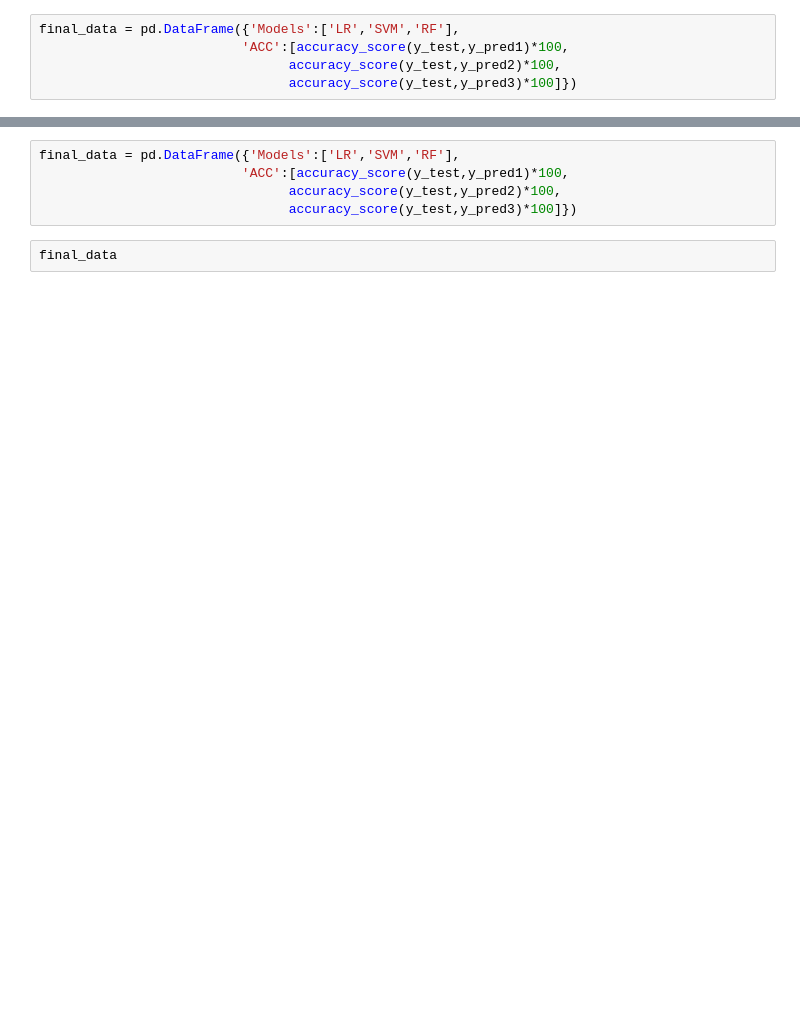
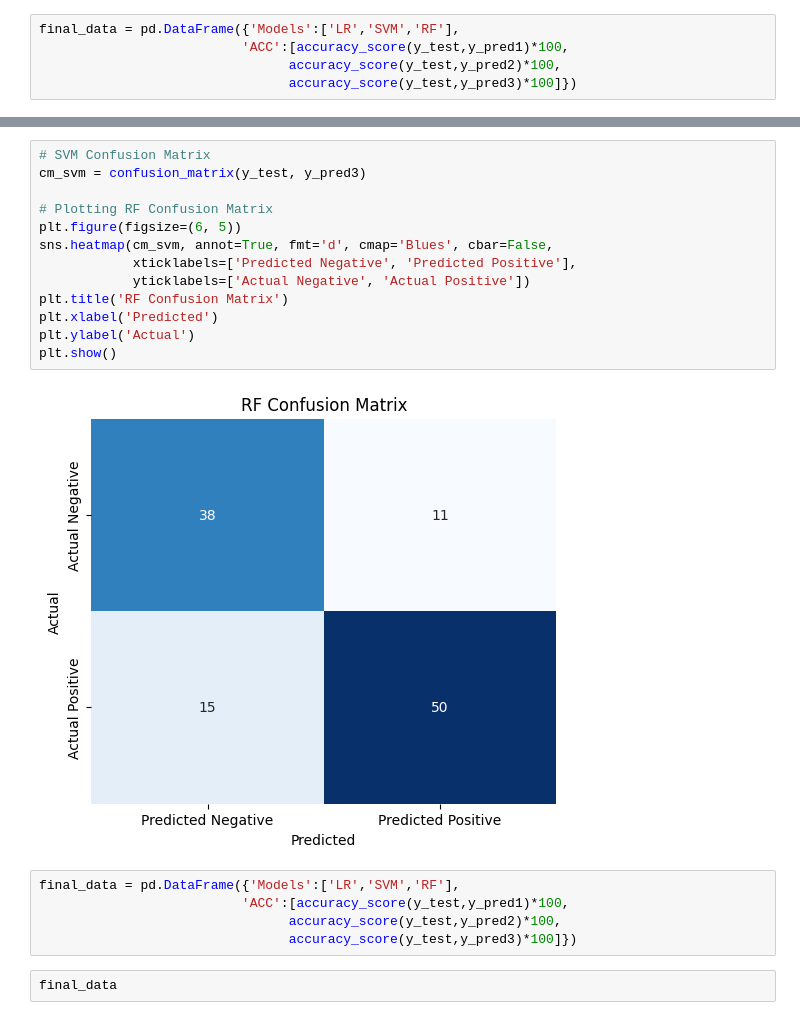
Before and after one commit to Sulavsir/Major_Project, a Jupyter notebook: Flask_disease_ML/Predict_HeartDisease.ipynb, the cells around one changed output, grey strips where cells are left out. Drawn from its saved outputs; the diff is of its cells as text; blank space fills up the shorter version.

```diff
--- a/Flask_disease_ML/Predict_HeartDisease.ipynb
+++ b/Flask_disease_ML/Predict_HeartDisease.ipynb
@@ -708,3 +809,18 @@ plt.show()
+# %%
+# SVM Confusion Matrix
+cm_svm = confusion_matrix(y_test, y_pred3)
+
+# Plotting RF Confusion Matrix
+plt.figure(figsize=(6, 5))
+sns.heatmap(cm_svm, annot=True, fmt='d', cmap='Blues', cbar=False,
+            xticklabels=['Predicted Negative', 'Predicted Positive'],
+            yticklabels=['Actual Negative', 'Actual Positive'])
+plt.title('RF Confusion Matrix')
+plt.xlabel('Predicted')
+plt.ylabel('Actual')
+plt.show()
+# %% [output]
+[figure, added]
 # %%
 final_data = pd.DataFrame({'Models':['LR','SVM','RF'],
                           'ACC':[accuracy_score(y_test,y_pred1)*100,
```
Also changed, not shown: parts of 15 cells of this notebook, 5 other files.
